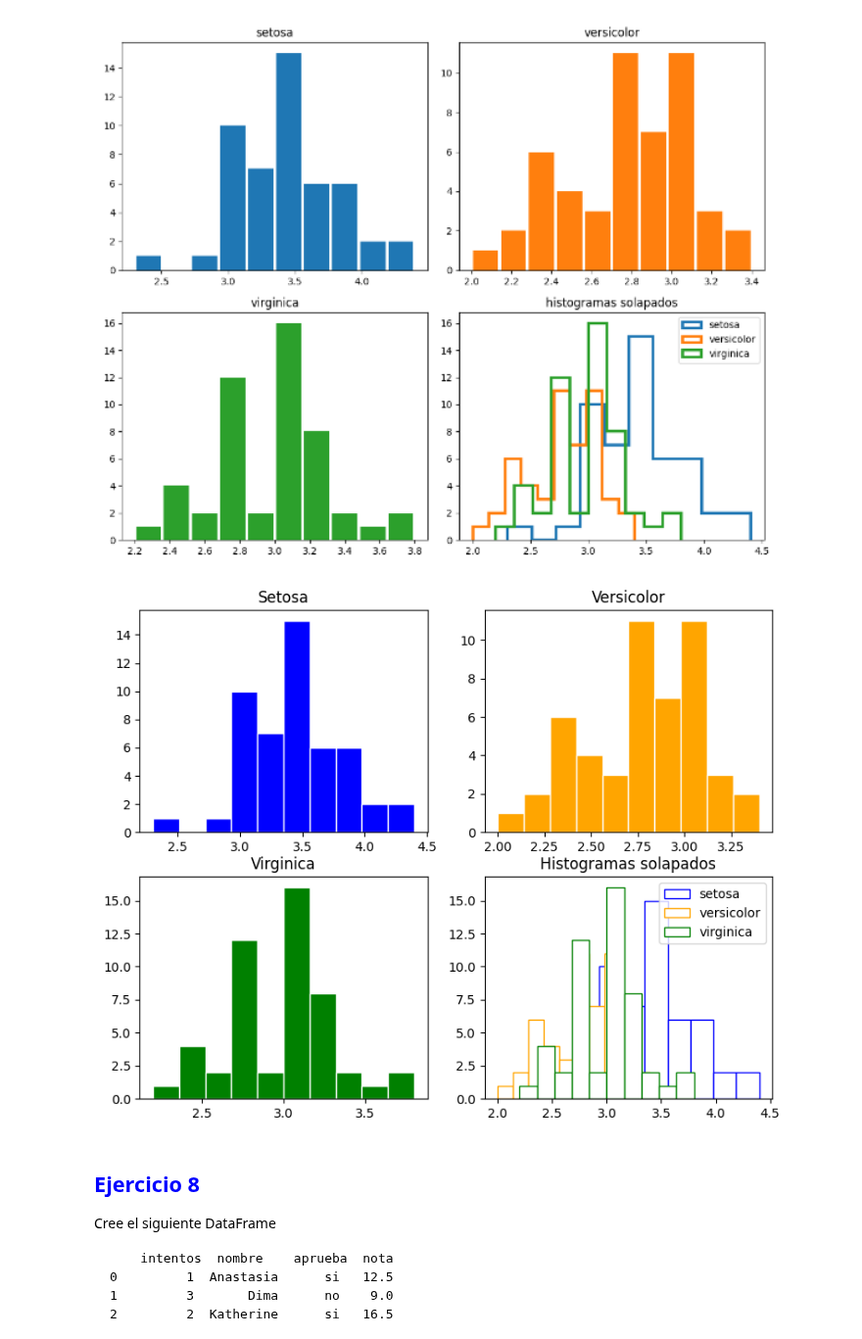
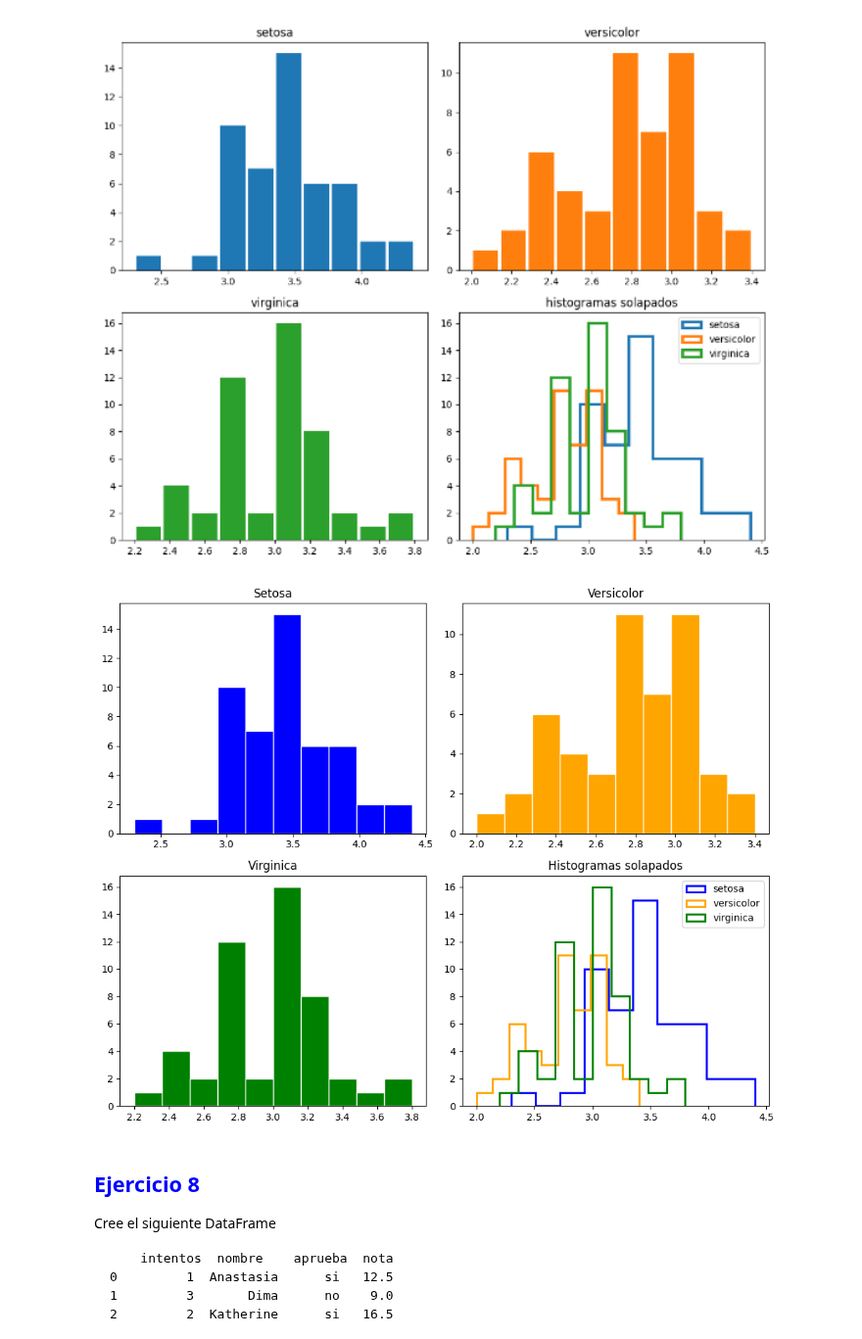
Before and after one commit to DinoMondino/IA, a Jupyter notebook: IntroduccionBibliotecas/Entregables_1_2024_1C.ipynb, the cells around one changed output. Shown at 98% size. Cells and saved outputs as stored; diff of their text form; code cells hidden in the pictures.

```diff
--- a/IntroduccionBibliotecas/Entregables_1_2024_1C.ipynb
+++ b/IntroduccionBibliotecas/Entregables_1_2024_1C.ipynb
@@ -232,35 +232,35 @@ display(Image(filename='./2_imagenes/iris_matplotlib.png', width=700))
 # %%
 iris_data = pd.read_csv("iris.csv")
 
 # Crear una figura con 4 subplots (3 separados y 1 superpuesto)
-fig, axs = plt.subplots(2, 2, figsize=(9, 7))
+fig, axs = plt.subplots(2, 2, figsize=(10, 8))
 
 # Histograma para setosa
 setosa_data = iris_data[iris_data["class"] == "setosa"]
 axs[0, 0].hist(setosa_data["sepal_width"], edgecolor = "white", color="blue", bins=10)
 axs[0, 0].set_title("Setosa")
 
 # Histograma para versicolor
 versicolor_data = iris_data[iris_data["class"] == "versicolor"]
 axs[0, 1].hist(versicolor_data["sepal_width"], color="orange", edgecolor = "white", bins=10)
 axs[0, 1].set_title("Versicolor")
 
 # Histograma para virginica
 virginica_data = iris_data[iris_data["class"] == "virginica"]
 axs[1, 0].hist(virginica_data["sepal_width"], color="green", edgecolor = "white", bins=10)
 axs[1, 0].set_title("Virginica")
 
 # Histograma superpuesto con bordes de color y transparencia en el interior
 colors = {"setosa": "blue", "versicolor": "orange", "virginica": "green"}
 for species in ["setosa", "versicolor", "virginica"]:
     data = iris_data[iris_data["class"] == species]
-    axs[1, 1].hist(data["sepal_width"], label=species, edgecolor=colors[species], facecolor='white', bins=10)
+    axs[1, 1].hist(data["sepal_width"], label=species, edgecolor=colors[species], bins=10, histtype='step', linewidth = 2)
 axs[1, 1].set_title("Histogramas solapados")
-axs[1, 1].legend()
-
+axs[1, 1].legend(loc = "upper right")
+plt.tight_layout()
 plt.show()
 # %% [output]
-[figure, old version]
+[figure, new version]
 # %% [markdown]
 <h2><font color="blue">Ejercicio 8</font></h2>
 
```
Also changed, not shown: parts of 2 cells of this notebook.
